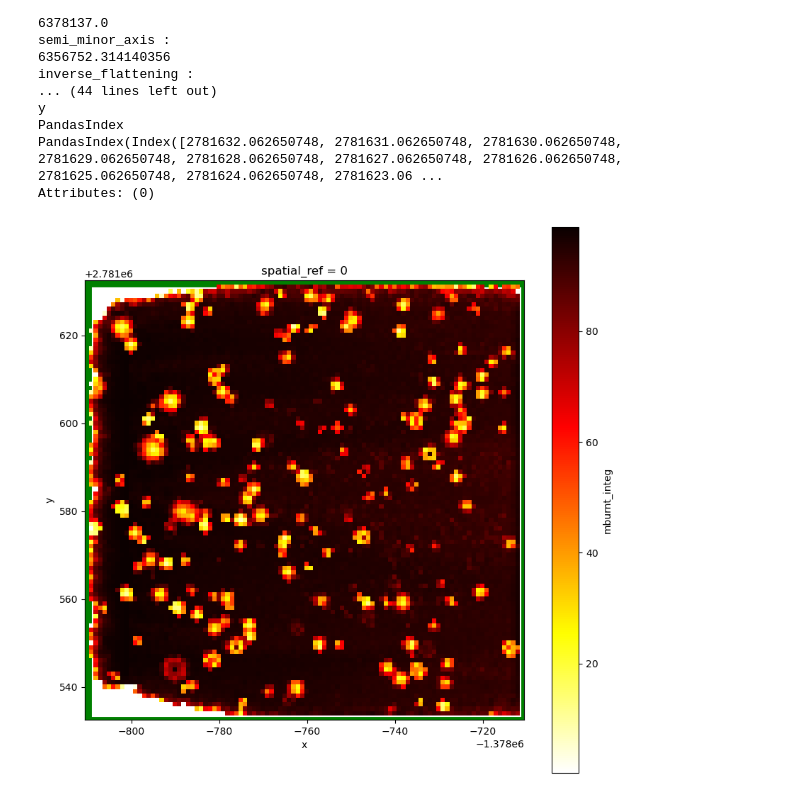
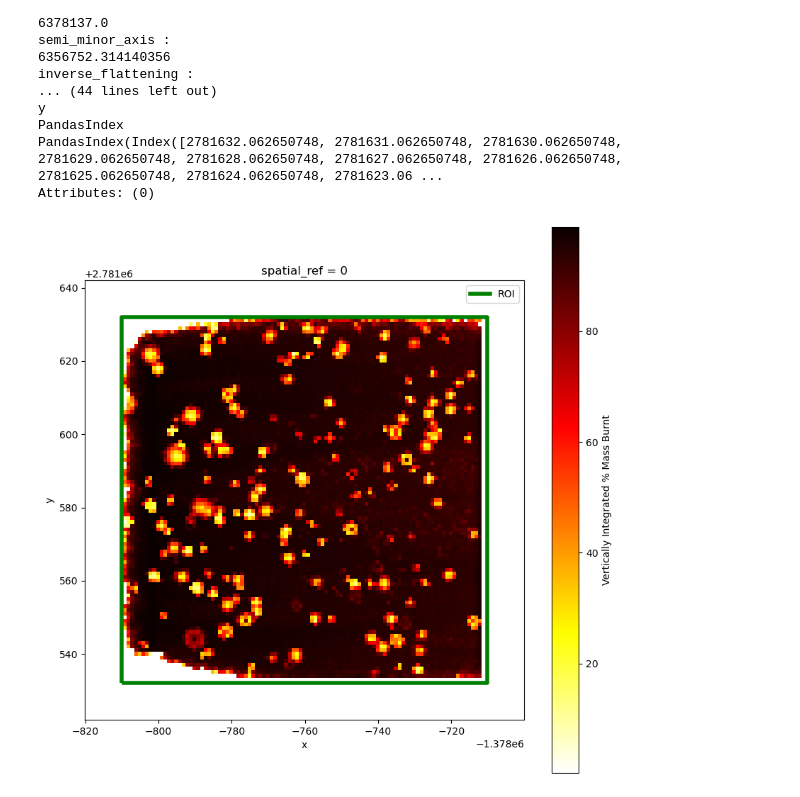
Before and after one commit to silvxlabs/quicfire-tools, a Jupyter notebook: examples/rioxarray.ipynb, the cells around one changed output. Cells and saved outputs as stored; diff of their text form; code cells hidden in the pictures.

```diff
--- a/examples/rioxarray.ipynb
+++ b/examples/rioxarray.ipynb
@@ -15,5 +16,6 @@ import matplotlib.pyplot as plt
 from pathlib import Path
 # %%
+TMP_PATH = Path("../tests/tmp")
 DATA_PATH = Path("../tests/data")
 SIMULATION_PATH = DATA_PATH / "crazy-canyon-simulation"
 OUTPUT_PATH = SIMULATION_PATH / "Output"
@@ -47,7 +49,7 @@ zarr_simulation_outputs["mburnt_integ"][1, 50, 50, 0]
 94.49690246582031
 # %%
 # Load the QUIC-Fire mburnt_integ output into an xarray DataArray
-da = xr.open_zarr(DATA_PATH / "tmp/test.zarr", consolidated=False)["mburnt_integ"]
+da = xr.open_zarr(TMP_PATH / "test.zarr", consolidated=False)["mburnt_integ"]
 da
 # %% [output]
 <xarray.DataArray 'mburnt_integ' (time: 2, y: 100, x: 100, z: 1)> dask.array<open_dataset-mburnt_integ, shape=(2, 100, 100, 1), dtype=float64, chunksize=(1, 100, 100, 1), chunktype=numpy.ndarray> Dime ...
@@ -175,12 +177,30 @@ PandasIndex(Index([2781632.062650748, 2781631.062650748, 2781630.062650748, 2781
 Attributes: (0)
 # %%
 # Write the RasterArray to a GeoTIFF
-da.transpose("time", "z", "y", "x").isel(time=1, z=0).rio.to_raster("data/test.tif")
+raster = da.transpose("time", "z", "y", "x").isel(time=1, z=0)
+raster.rio.to_raster(TMP_PATH / "test.tif")
 # %%
-# Plot the DataArray over the shapefile
+# Define a padding value
+padding = 0.1
+
+# Calculate the bounds of the roi with padding
+x_min, y_min, x_max, y_max = roi.total_bounds
+width = x_max - x_min
+height = y_max - y_min
+
+# Plot the DataArray over the shapefilefig
 fig, ax = plt.subplots(figsize=(10, 10))
-roi.plot(ax=ax, facecolor="none", edgecolor="green", linewidth=10)
-da.transpose("time", "z", "y", "x").isel(time=1, z=0).plot(ax=ax, cmap="hot_r")
+raster.plot(ax=ax, cmap="hot_r", cbar_kwargs={'label': 'Vertically Integrated % Mass Burnt', 'orientation': 'vertical'})
+roi.plot(ax=ax, facecolor="none", edgecolor="green", linewidth=4)
+
+# Set the new bounds with padding
+ax.set_xlim(x_min - width * padding, x_max + width * padding)
+ax.set_ylim(y_min - height * padding, y_max + height * padding)
+
+# Add the legend
+legend_line = mlines.Line2D([], [], color='green', linewidth=4, label='ROI')
+ax.legend(handles=[legend_line])
+
 plt.show()
 # %% [output]
-[figure, old version]
+[figure, new version]
```
Also changed, not shown: parts of 3 cells of this notebook, 1 other file.
